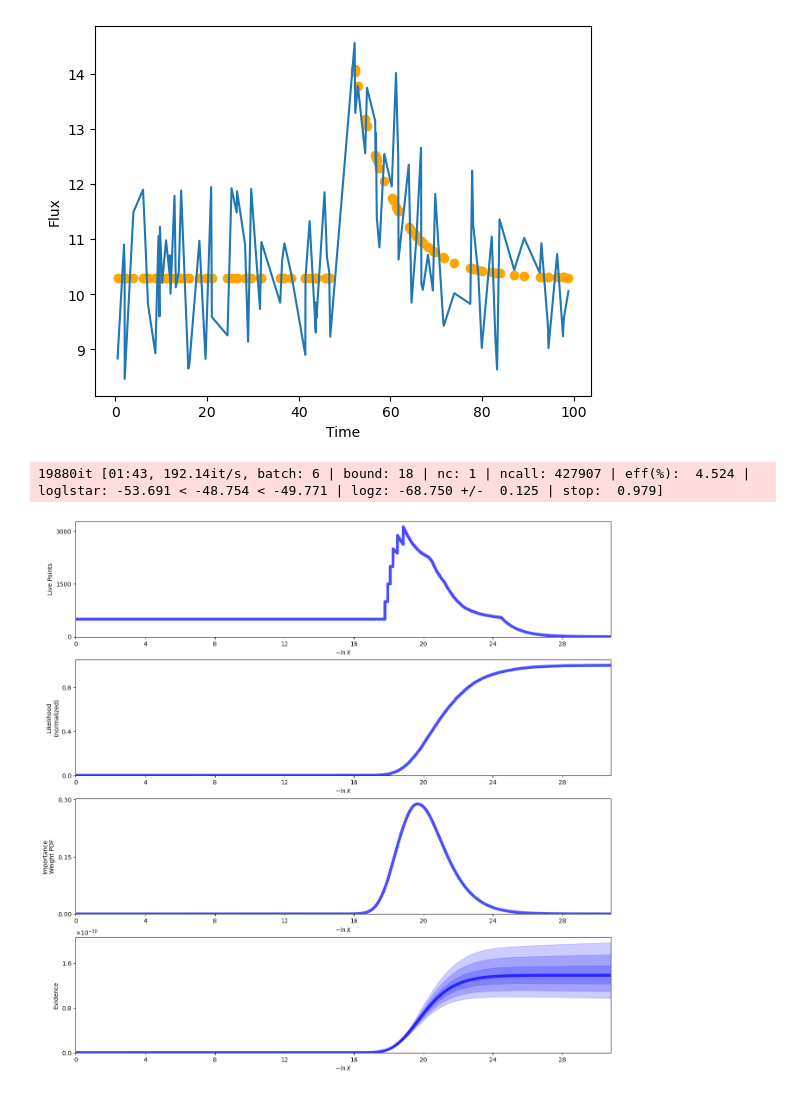
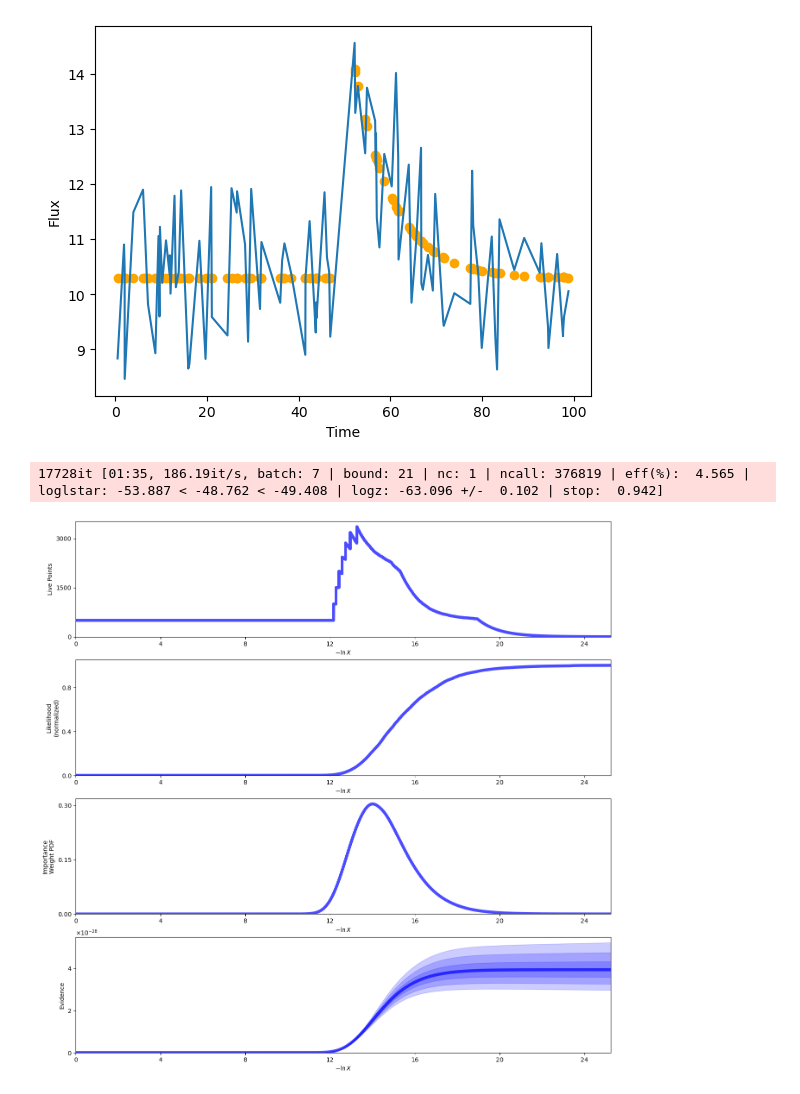
Before and after one commit to om-erika/astrostatistics_bicocca_2024, a Jupyter notebook: working/transient_nested.ipynb, the cells around one changed output. Drawn from its saved outputs; the diff is of its cells as text; code cells hidden in the pictures.

```diff
--- a/working/transient_nested.ipynb
+++ b/working/transient_nested.ipynb
@@ -75,42 +77,40 @@ plt.show()
 [figure]
 # %%
 ndim = 4
-
 #limits of each parameter, suggested by exercise
 A_min, A_max = 0.0, 50.0
 b_min, b_max = 0.0, 50.0
-alpha_min, alpha_max = np.exp(-5), np.exp(5)
+alpha_min, alpha_max = -5,5
 t_0_min, t_0_max = 0.0, 100.0
 
 #log likelihood as described by emcee
 def log_likelihood(theta):
     A, b, alpha, t_0 = theta
     #alpha= exp logalpha
     #model = burst(theta)
     model = np.where(time < t_0, b, b+A*np.exp(-alpha*(time-t_0)))
-    return -0.5 * np.sum((flux - model) ** 2 / error**2 + np.log(error**2))
+    return -0.5 * np.sum((flux - model) ** 2 / error**2)
 
 # Define our uniform prior via the prior transform.
 def prior_transform(u):
     uA, ub, ualpha, ut_0 = u
-    A = A_max*uA -A_min
-    b = b_max*ub - b_min
-    alpha = np.log(alpha_max*ualpha - alpha_min)
-    t_0 = t_0_max*ut_0-t_0_min
-    return A,b,alpha,t_0#10. * (2. * u - 1.)
+    A = A_min + uA  *(A_max-A_min)
+    b = b_min + ub*(b_max-b_min)
+    alpha = np.exp((alpha_max - alpha_min)*ualpha +alpha_min)
+    t_0 = t_0_min + (t_0_max-t_0_min)*ut_0
+    return A,b,alpha,t_0
 
-time = np.sort(time)
 # Sample from our distribution.
 sampler = dynesty.DynamicNestedSampler(log_likelihood, prior_transform, ndim,
-                                bound='multi', sample='rwalk')
+                                bound = 'multi', sample = 'rwalk')
 sampler.run_nested()
 res_burst = sampler.results
 
 # Plot results.
 fig, axes = dyplot.runplot(res_burst)
 # %% [output]
-19880it [01:43, 192.14it/s, batch: 6 | bound: 18 | nc: 1 | ncall: 427907 | eff(%):  4.524 | loglstar: -53.691 < -48.754 < -49.771 | logz: -68.750 +/-  0.125 | stop:  0.979]
+17728it [01:35, 186.19it/s, batch: 7 | bound: 21 | nc: 1 | ncall: 376819 | eff(%):  4.565 | loglstar: -53.887 < -48.762 < -49.408 | logz: -63.096 +/-  0.102 | stop:  0.942]
-[figure, old version]
+[figure, new version]
 # %%
 tfig, taxes = dyplot.traceplot(res_burst)
 # %% [output]
```
Also changed, not shown: parts of 15 cells of this notebook.
